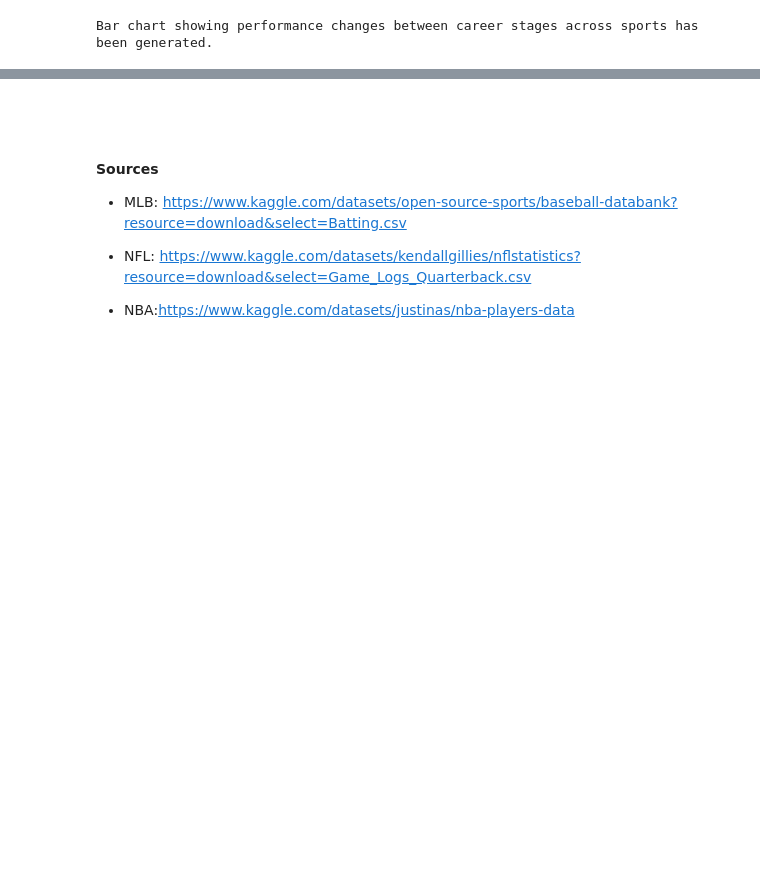
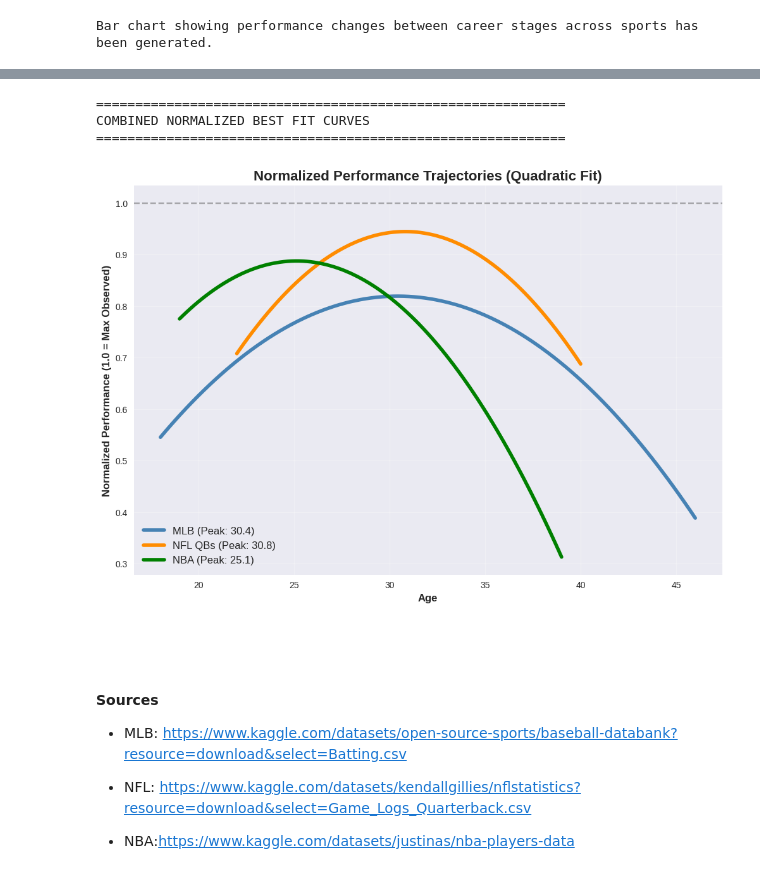
Before and after one commit to Zaji-L/Comparing_Sports_Primes, a Jupyter notebook: sports_primes_analysis_working.ipynb, the cells around one changed output, grey strips where cells are left out. Drawn from its saved outputs; the diff is of its cells as text; code cells hidden in the pictures; blank space fills up the shorter version.

```diff
--- a/sports_primes_analysis_working.ipynb
+++ b/sports_primes_analysis_working.ipynb
@@ -1524,3 +1676,46 @@ Bar chart showing performance changes between career stages across sports has be
+# %%
+# Combined Best Fit Graph
+plt.figure(figsize=(12, 8))
+
+print("="*60)
+print("COMBINED NORMALIZED BEST FIT CURVES")
+print("="*60)
+
+for config in sports_config:
+    # 1. Aggregate
+    df_agg = config['data'].groupby(config['x_col'])[config['y_col']].mean().reset_index()
+    X = df_agg[config['x_col']].values
+    y = df_agg[config['y_col']].values
+
+    # NORMALIZATION STEP: Scale y to 0-1 range based on max value
+    y_norm = y / y.max()
+
+    # 2. Fit Quadratic on Normalized Data
+    z = np.polyfit(X, y_norm, 2)
+    p = np.poly1d(z)
+
+    # Calculate peak
+    peak_age = -z[1] / (2 * z[0])
+
+    # Generate smooth curve
+    x_smooth = np.linspace(X.min(), X.max(), 100)
+    y_smooth = p(x_smooth)
+
+    # Plot
+    plt.plot(x_smooth, y_smooth, linewidth=4, label=f"{config['name']} (Peak: {peak_age:.1f})", color=config['color'])
+
+plt.title('Normalized Performance Trajectories (Quadratic Fit)', fontsize=16, fontweight='bold')
+plt.xlabel('Age', fontsize=12, fontweight='bold')
+plt.ylabel('Normalized Performance (1.0 = Max Observed)', fontsize=12, fontweight='bold')
+plt.axhline(1.0, color='black', linestyle='--', alpha=0.3)
+plt.legend(fontsize=12)
+plt.grid(True, alpha=0.3)
+plt.show()
+# %% [output]
+============================================================
+COMBINED NORMALIZED BEST FIT CURVES
+============================================================
+[figure, added]
 # %% [markdown]
 <br><br><br>
 **Sources**
```
Also changed, not shown: parts of 18 cells of this notebook.
